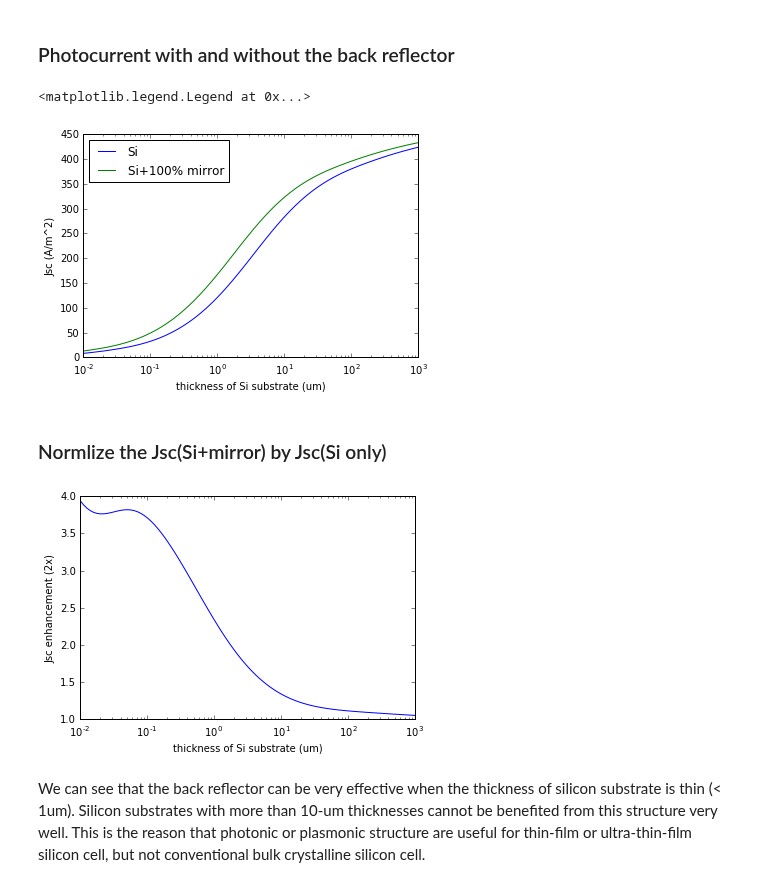
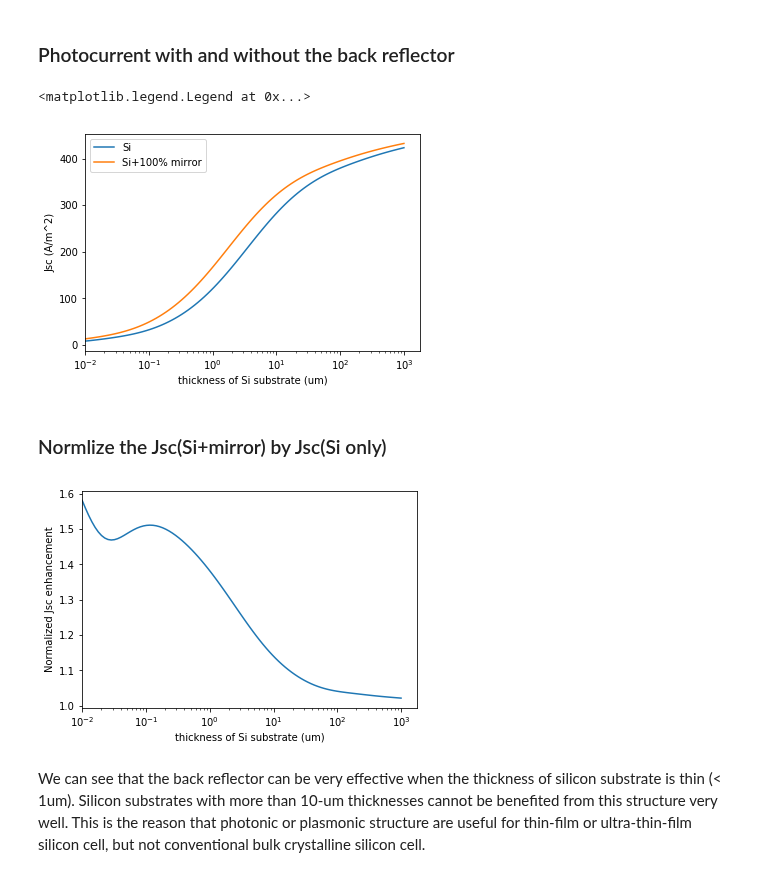
Before and after one commit to kanhua/pypvcell, a Jupyter notebook: legacy/Enhancement in Jsc of back reflector.ipynb, the cells around one changed output. Cells and saved outputs as stored; diff of their text form; code cells hidden in the pictures.

```diff
--- a/legacy/Enhancement in Jsc of back reflector.ipynb
+++ b/legacy/Enhancement in Jsc of back reflector.ipynb
@@ -15,18 +15,17 @@ We use experimental absorption coefficients of crystalline silicon and assume th
 ## Calculation
 # %%
 %matplotlib inline
-from photocurrent import gen_qe_from_abs,calc_jsc
-from illumination import illumination
-from spectrum_base import spectrum_base
+from pypvcell.photocurrent import conv_abs_to_qe,calc_jsc
+from pypvcell.illumination import Illumination
+from pypvcell.spectrum import Spectrum
 import numpy as np
 import matplotlib.pyplot as plt
 
 
-abs_file = "/Users/kanhua/Dropbox/DDocuments/Programming projects/Python/pypvcell/examples/si_alpha.csv"
+abs_file = "/Users/kanhua/Dropbox/Programming/pypvcell/legacy/si_alpha.csv"
 
 si_alpha = np.loadtxt(abs_file, delimiter=',')
-si_alpha_sp = spectrum_base()
-si_alpha_sp.set_spectrum(si_alpha[:, 0], si_alpha[:, 1], wavelength_unit='m')
+si_alpha_sp = Spectrum(si_alpha[:,0],si_alpha[:,1],'m')
 
 layer_t=np.logspace(-8,-3,num=100)
 jsc_baseline=np.zeros(layer_t.shape)
@@ -34,16 +33,27 @@ jsc_baseline=np.zeros(layer_t.shape)
 jsc_full_r=np.zeros(layer_t.shape)
 
 it=np.nditer(layer_t,flags=['f_index'])
+ill=Illumination("AM1.5g")
+
+def filter_spec(ill):
+    ill_a=ill.get_spectrum(to_x_unit='eV',to_photon_flux=True)
+    ill_a=ill_a[:,ill_a[0,:]>1.1]
+    ill_a=ill_a[:,ill_a[0,:]<1.42]
+    ill_a[1,1]=0
+    return Spectrum(ill_a[0,:],ill_a[1,:],'eV',y_unit='m**-2',is_spec_density=True,is_photon_flux=False)
+
+#ill=filter_spec(ill)
+
 while not it.finished:
 
     t=it[0] #thickness of Si layer
 
-    qe=gen_qe_from_abs(si_alpha_sp,t)
-    jsc_baseline[it.index]=calc_jsc(illumination(), qe)
+    qe=conv_abs_to_qe(si_alpha_sp,t)
+    jsc_baseline[it.index]=calc_jsc(ill, qe)
 
     # Assme 100% reflection on the back side, essentially doubling the thickness of silicon
-    qe_full_r=gen_qe_from_abs(si_alpha_sp,t*2)
-    jsc_full_r[it.index]=calc_jsc(illumination(),qe_full_r)
+    qe_full_r=conv_abs_to_qe(si_alpha_sp,t*2)
+    jsc_full_r[it.index]=calc_jsc(ill,qe_full_r)
 
     it.iternext()
 it.reset()
@@ -57,15 +67,16 @@ plt.ylabel("Jsc (A/m^2)")
 plt.legend(loc="best")
 # %% [output]
 <matplotlib.legend.Legend at 0x...>
-[figure, old version]
+[figure, new version]
 # %% [markdown]
 ### Normlize the Jsc(Si+mirror) by Jsc(Si only)
 # %%
 plt.semilogx(layer_t*1e6,jsc_full_r/jsc_baseline)
 plt.xlabel("thickness of Si substrate (um)")
-plt.ylabel("Jsc enhancement (2x)")
+plt.ylabel("Normalized Jsc enhancement")
+plt.savefig("jsc_enhancement.pdf")
 plt.show()
 # %% [output]
-[figure, old version]
+[figure, new version]
 # %% [markdown]
 We can see that the back reflector can be very effective when the thickness of silicon substrate is thin (< 1um). Silicon substrates with more than 10-um thicknesses cannot be benefited from this structure very well. This is the reason that photonic or plasmonic structure are useful for thin-film or ultra-thin-film silicon cell, but not conventional bulk crystalline silicon cell.
```
Also changed, not shown: parts of 4 cells of this notebook, 3 other files.
